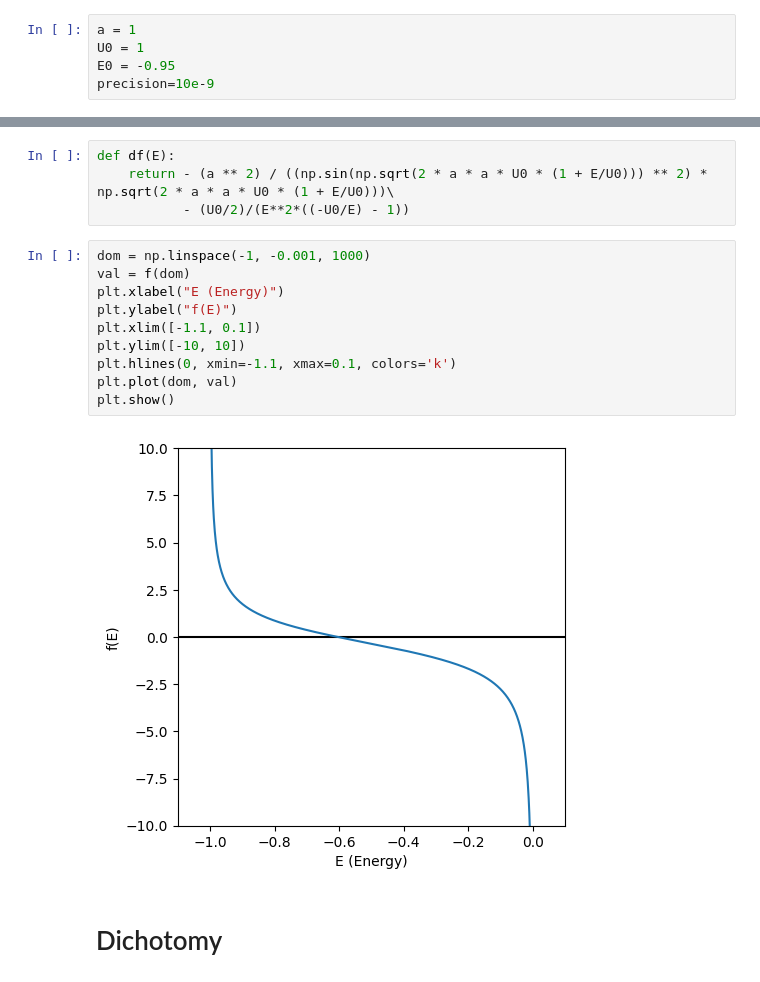
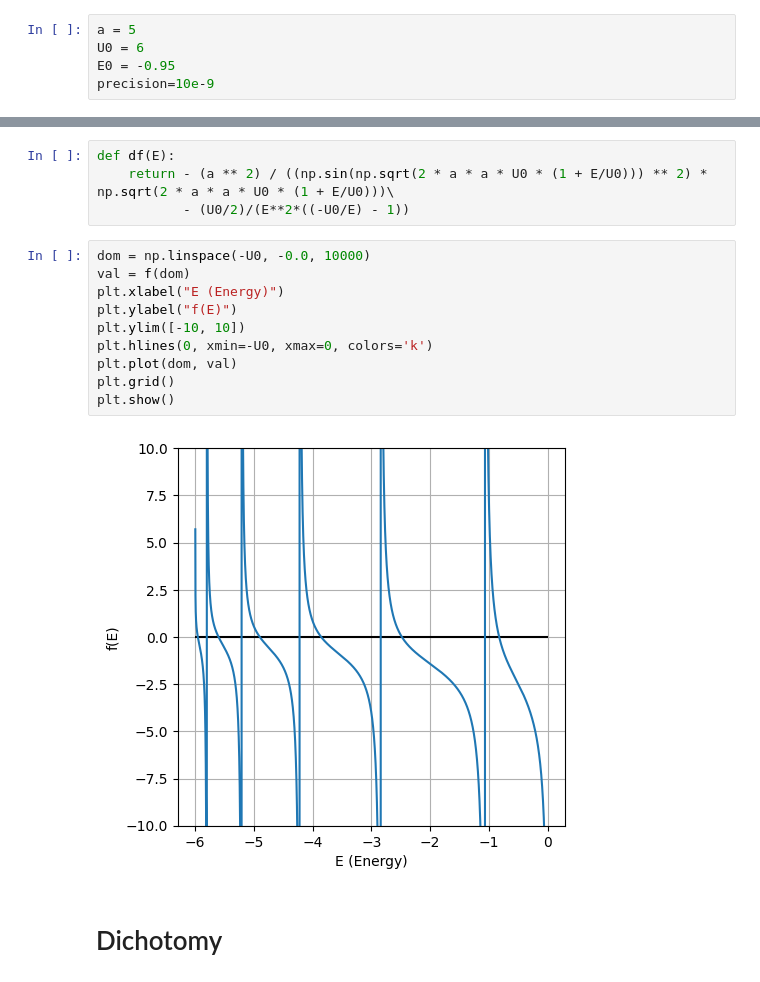
Before and after one commit to DilshodN/BasicsOfComputationalPhysics, a Jupyter notebook: task2.ipynb, the cells around one changed output, grey strips where cells are left out. Cells and saved outputs as stored; diff of their text form.

```diff
--- a/task2.ipynb
+++ b/task2.ipynb
@@ -10,8 +10,8 @@ plt.rcParams['figure.dpi'] = 100
 # %% [markdown]
 ### Equation of the form f(E)=0, where E is energy in main state for the problem where the particle is in a rectangular potential well of size [-a, a] and potential -|U0|
 # %%
-a = 1
-U0 = 1
+a = 5
+U0 = 6
 E0 = -0.95
 precision=10e-9
 # %%
@@ -22,17 +22,17 @@ def df(E):
     return - (a ** 2) / ((np.sin(np.sqrt(2 * a * a * U0 * (1 + E/U0))) ** 2) * np.sqrt(2 * a * a * U0 * (1 + E/U0)))\
            - (U0/2)/(E**2*((-U0/E) - 1))
 # %%
-dom = np.linspace(-1, -0.001, 1000)
+dom = np.linspace(-U0, -0.0, 10000)
 val = f(dom)
 plt.xlabel("E (Energy)")
 plt.ylabel("f(E)")
-plt.xlim([-1.1, 0.1])
 plt.ylim([-10, 10])
-plt.hlines(0, xmin=-1.1, xmax=0.1, colors='k')
+plt.hlines(0, xmin=-U0, xmax=0, colors='k')
 plt.plot(dom, val)
+plt.grid()
 plt.show()
 # %% [output]
-[figure, old version]
+[figure, new version]
 # %% [markdown]
 # Dichotomy
 # %%
```
Also changed, not shown: parts of 3 cells of this notebook.
